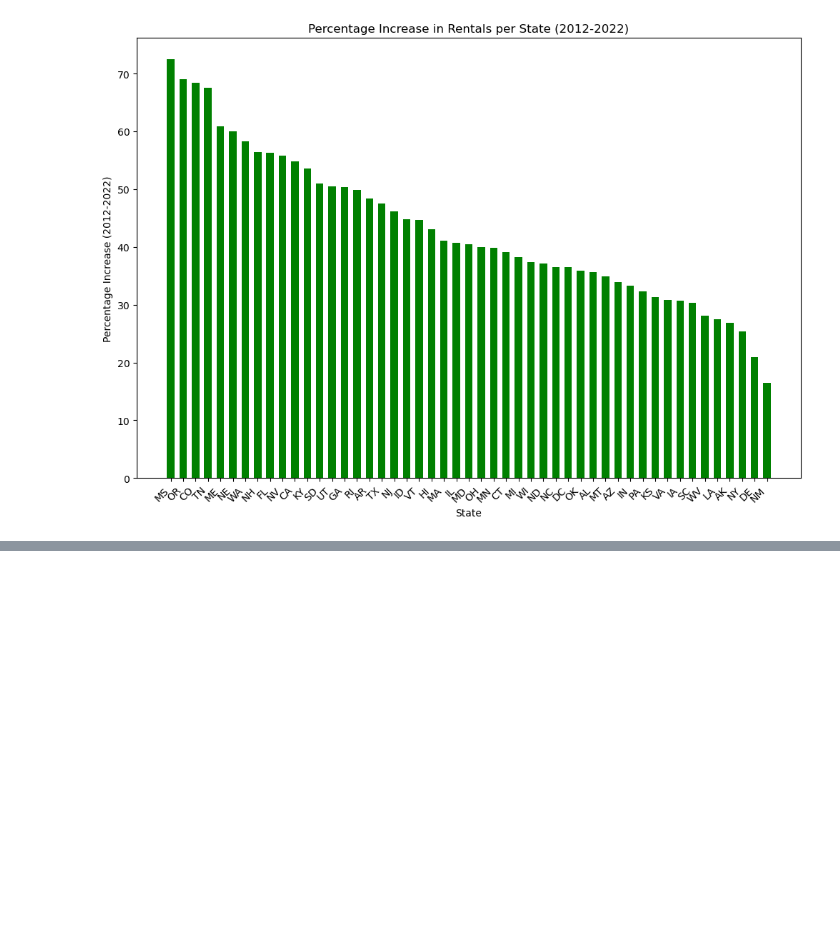
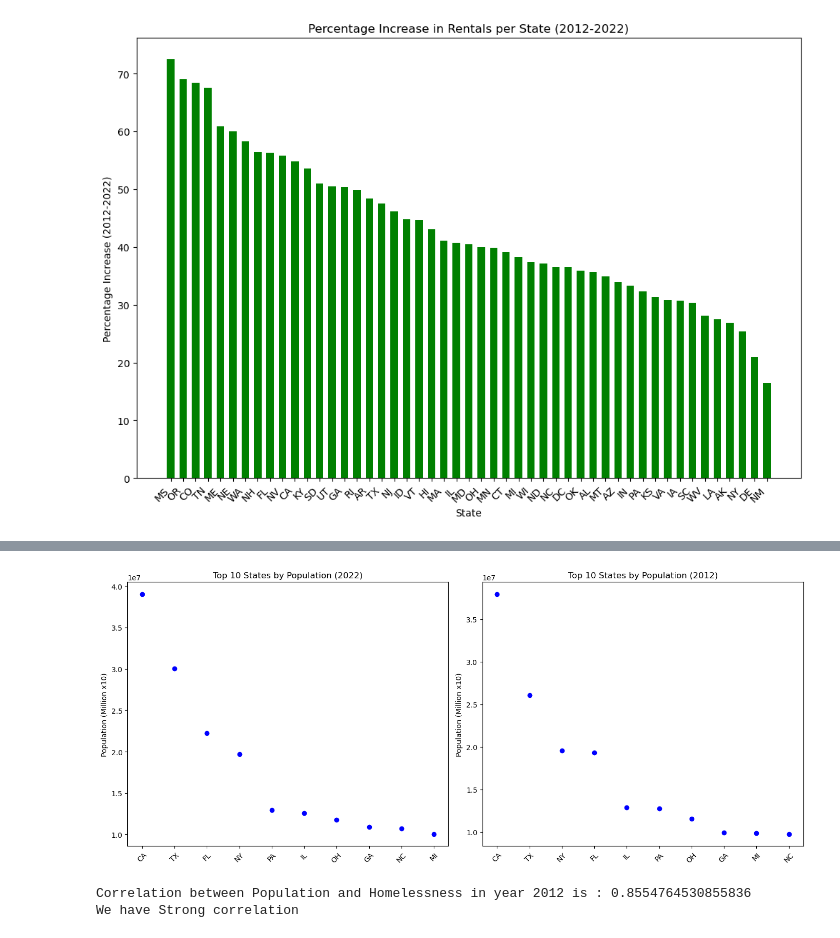
Before and after one commit to DylanSui799/UCBProjectOne, a Jupyter notebook: Rental_VS_Homelesess/Rental_VS_Homelesess.ipynb, the cells around one changed output, grey strips where cells are left out. Cells and saved outputs as stored; diff of their text form; code cells hidden in the pictures; blank space fills up the shorter version.

```diff
--- a/Viktor's code/Rental_VS_Homelesess.ipynb
+++ b/Rental_VS_Homelesess/Rental_VS_Homelesess.ipynb
@@ -432,0 +492,11 @@ plt.show()
+# %%
+column_number_1 = "Population " + value_for_year_1
+column_number_2 = "Population " + value_for_year_2
+
+# Get the top 10 values for both years
+top_10_1 = population_df.nlargest(10, column_number_1)[['State', column_number_1]]
+top_10_2 = population_df.nlargest(10, column_number_2)[['State', column_number_2]]
+# %%
+top_10_population_df_1 = pd.DataFrame({'State': top_10_1['State'].tolist(), column_number_1: top_10_1[column_number_1].tolist()})
+
+top_10_population_df_1.head(10)
@@ -432,0 +515,4 @@ plt.show()
+# %%
+top_10_population_df_2 = pd.DataFrame({'State': top_10_2['State'].tolist(), column_number_2: top_10_2[column_number_2].tolist()})
+
+top_10_population_df_2.head(10)
@@ -432,0 +598,53 @@ plt.show()
+# %%
+# Set up figure and axes
+fig, (ax1, ax2) = plt.subplots(1, 2, figsize=(14, 6))
+
+# Scatter plot for population in the first subplot (year 2)
+ax1.scatter(top_10_population_df_2['State'], top_10_population_df_2[column_number_2], color='blue', marker='o')
+ax1.set_title(f'Top 10 States by Population ({value_for_year_2})')
+ax1.set_ylabel('Population (Million x10)')
+
+# Scatter plot for population in the second subplot (year 1)
+ax2.scatter(top_10_population_df_1['State'], top_10_population_df_1[column_number_1], color='blue', marker='o')
+ax2.set_title(f'Top 10 States by Population ({value_for_year_1})')
+ax2.set_ylabel('Population (Million x10)')
+
+# Rotate x-axis labels for better readability
+ax1.tick_params(axis='x', rotation=45)
+ax2.tick_params(axis='x', rotation=45)
+
+# Adjust layout for better spacing
+plt.tight_layout()
+
+# Save the plot as an image
+plt.savefig('../Outputs/top_ten_states_by_population_2022_2012.jpg')
+
+# Show the plot
+plt.show()
+# %% [output]
+[figure, added]
+# %%
+# Assuming 'State' column is common in both DataFrames
+correlation_df = pd.merge(top_10_population_df_1, top_10_homelessness_df_1, on='State')
+
+# Extract the relevant columns for correlation
+population_column = correlation_df[column_number_1]
+homelessness_column = correlation_df[column_number_3]
+
+# Calculate the correlation coefficient
+correlation_1 = population_column.corr(homelessness_column)
+
+# Display the correlation coefficient
+print(f'Correlation between Population and Homelessness in year 2012 is : {correlation_1}')
+
+if correlation_1 < 0.3 :
+    print(f"we have None or very weak correlation")
+elif correlation_1 > 0.3 and correlation_1 <0.5 :
+    print (f"we have Weak correlation")
+elif correlation_1 > 0.5 and correlation_1 <0.7 :
+    print (f"We have Moderate correlation")
+elif correlation_1 > 0.7 :
+    print(f"We have Strong correlation")
+# %% [output]
+Correlation between Population and Homelessness in year 2012 is : 0.8554764530855836
+We have Strong correlation
```
Also changed, not shown: parts of 32 cells of this notebook, 7 other files.
